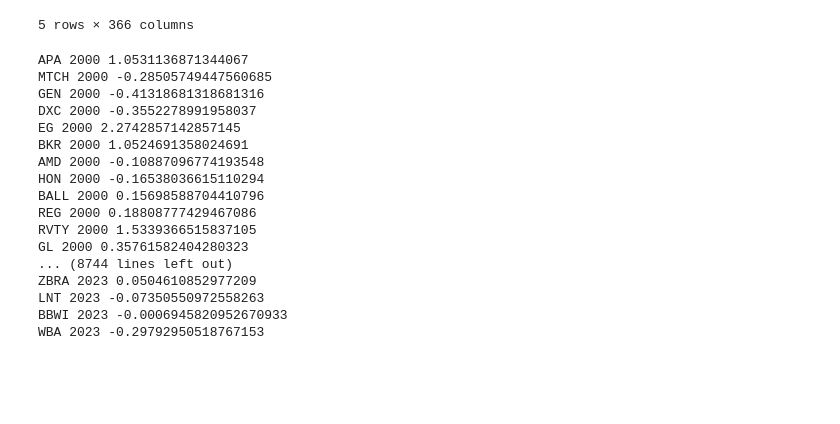
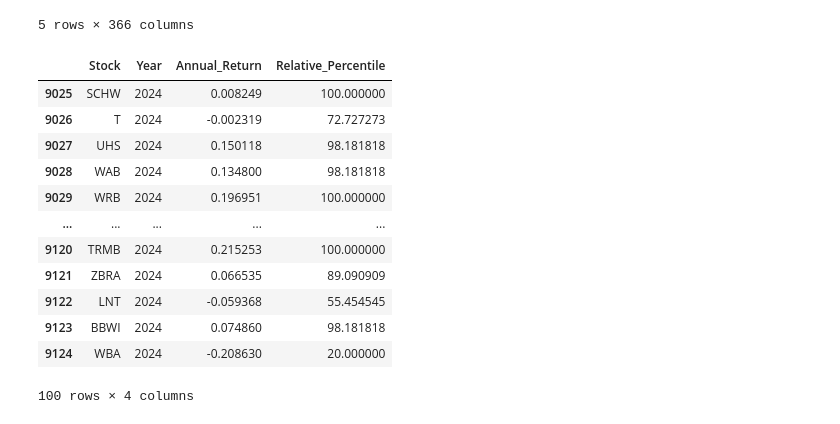
Before and after one commit to CiganOliviuAlphablock/clustering-in-mean-reversion-framework, a Jupyter notebook: clustering.ipynb, the cells around one changed output. Cells and saved outputs as stored; diff of their text form; code cells hidden in the pictures; blank space fills up the shorter version.

```diff
--- a/clustering.ipynb
+++ b/clustering.ipynb
@@ -16,33 +17,36 @@ data_frame.head()
 # %%
 data_frame["Date"] = pd.to_datetime(data_frame["Date"])
 data_frame['Year'] = data_frame["Date"].dt.year
 
-processing_years = [year for year in range(2000, 2024)]
-data_frame_annual_returns = pd.DataFrame()
+processing_years = [year for year in range(2000, 2025)]
+data_frame_annual_returns = []
 
 for year in processing_years:
     filtered_data = data_frame[data_frame['Year'] == year]
     for column in filtered_data.columns:
         if column not in ["Date", "Year"]:
             first_value = filtered_data[column].iloc[0]
             last_value = filtered_data[column].iloc[-1]
             annual_return = (last_value - first_value) / first_value
-            print(str(column) + " " + str(year) + " " + str(annual_return))
+            annual_returns = [((filtered_data[column].iloc[i] - filtered_data[column].iloc[0]) / filtered_data[column].iloc[0]) for i in range(len(filtered_data))]
+
+            relative_percentile = stats.percentileofscore(annual_returns, annual_return)
+
+            data_frame_annual_returns.append({'Stock': column, 'Year': year, 'Annual_Return': annual_return, 'Relative_Percentile': relative_percentile})
+
+
+result_df = pd.DataFrame(data_frame_annual_returns)
 # %% [output]
+|  | Stock | Year | Annual_Return | Relative_Percentile |
+| 9025 | SCHW | 2024 | 0.008249 | 100.000000 |
+| 9026 | T | 2024 | -0.002319 | 72.727273 |
+| 9027 | UHS | 2024 | 0.150118 | 98.181818 |
+| 9028 | WAB | 2024 | 0.134800 | 98.181818 |
+| 9029 | WRB | 2024 | 0.196951 | 100.000000 |
+| ... | ... | ... | ... | ... |
+| 9120 | TRMB | 2024 | 0.215253 | 100.000000 |
+| 9121 | ZBRA | 2024 | 0.066535 | 89.090909 |
+| 9122 | LNT | 2024 | -0.059368 | 55.454545 |
+| 9123 | BBWI | 2024 | 0.074860 | 98.181818 |
+| 9124 | WBA | 2024 | -0.208630 | 20.000000 |
-APA 2000 1.0531136871344067
-MTCH 2000 -0.28505749447560685
-GEN 2000 -0.41318681318681316
-DXC 2000 -0.3552278991958037
-EG 2000 2.2742857142857145
-BKR 2000 1.0524691358024691
-AMD 2000 -0.10887096774193548
-HON 2000 -0.16538036615110294
-BALL 2000 0.15698588704410796
-REG 2000 0.18808777429467086
-RVTY 2000 1.5339366515837105
-GL 2000 0.35761582404280323
-... (8744 lines left out)
-ZBRA 2023 0.0504610852977209
-LNT 2023 -0.07350550972558263
-BBWI 2023 -0.0006945820952670933
-WBA 2023 -0.29792950518767153
+100 rows × 4 columns
```
Also changed, not shown: parts of 3 cells of this notebook.
